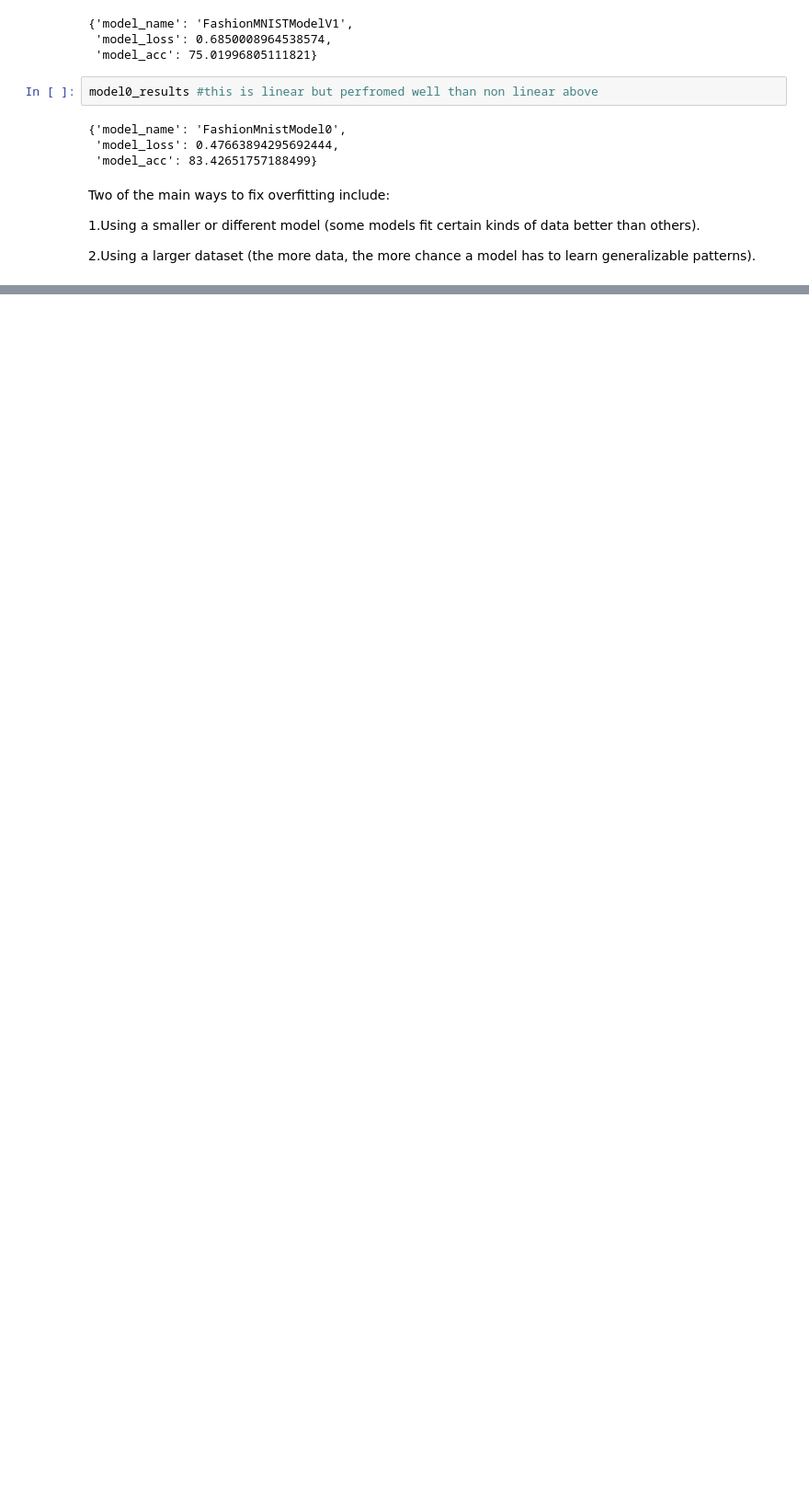
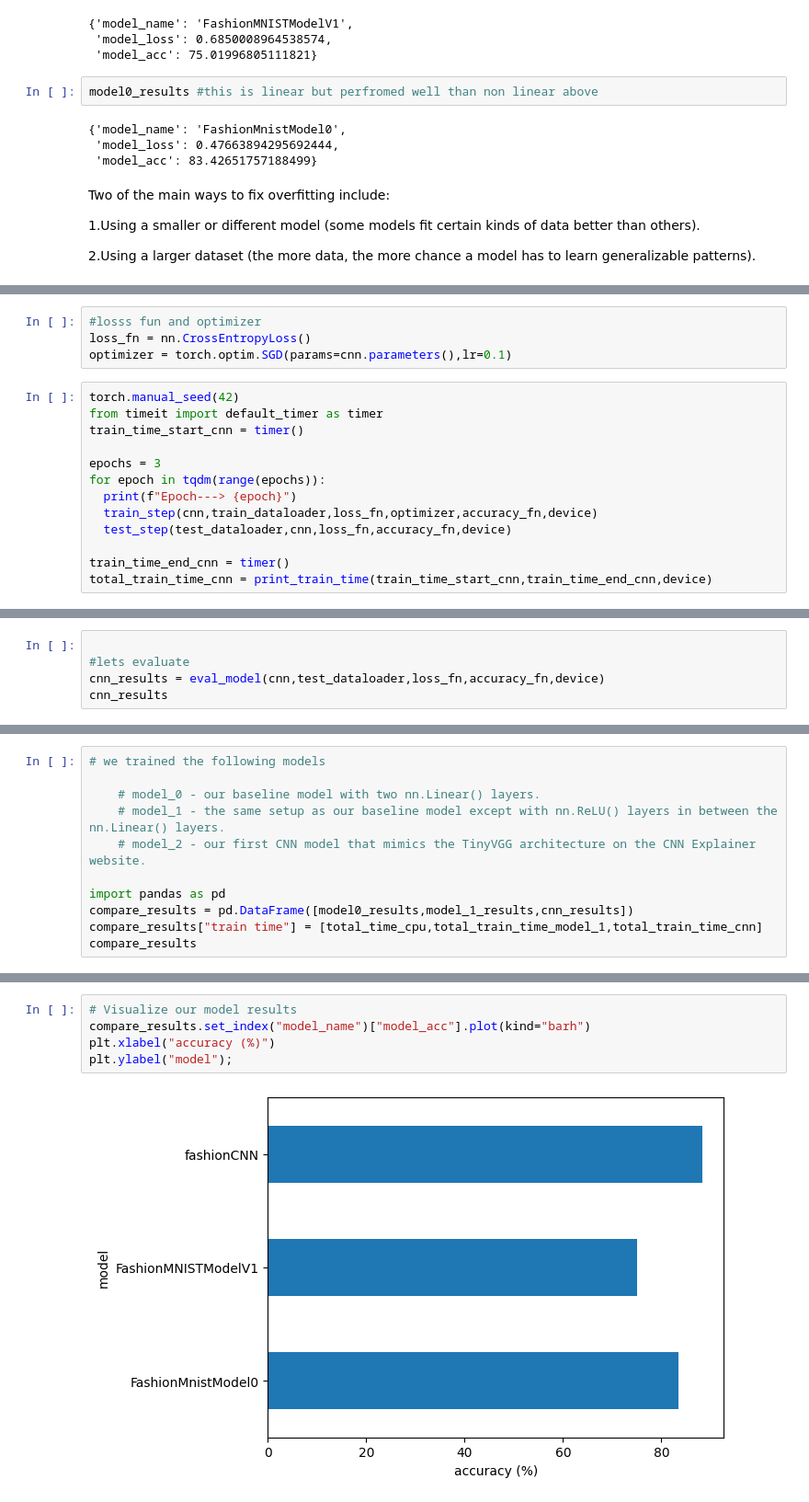
Before and after one commit to asadiv/Pytorch, a Jupyter notebook: 03_pytorch_computer_vision.ipynb, the cells around one changed output, grey strips where cells are left out. Shown at 92% size. Cells and saved outputs as stored; diff of their text form; blank space fills up the shorter version.

Commit message:
building and training cnn model - confusion matrix - comparing with linear and non-linear - cpu vs gpu

```diff
--- a/03_pytorch_computer_vision.ipynb
+++ b/03_pytorch_computer_vision.ipynb
@@ -481,0 +572,17 @@ Two of the main ways to fix overfitting include:
+# %%
+#losss fun and optimizer
+loss_fn = nn.CrossEntropyLoss()
+optimizer = torch.optim.SGD(params=cnn.parameters(),lr=0.1)
+# %%
+torch.manual_seed(42)
+from timeit import default_timer as timer
+train_time_start_cnn = timer()
+
+epochs = 3
+for epoch in tqdm(range(epochs)):
+  print(f"Epoch---> {epoch}")
+  train_step(cnn,train_dataloader,loss_fn,optimizer,accuracy_fn,device)
+  test_step(test_dataloader,cnn,loss_fn,accuracy_fn,device)
+
+train_time_end_cnn = timer()
+total_train_time_cnn = print_train_time(train_time_start_cnn,train_time_end_cnn,device)
@@ -481,0 +603,5 @@ Two of the main ways to fix overfitting include:
+# %%
+
+#lets evaluate
+cnn_results = eval_model(cnn,test_dataloader,loss_fn,accuracy_fn,device)
+cnn_results
@@ -481,0 +612,11 @@ Two of the main ways to fix overfitting include:
+# %%
+# we trained the following models
+
+    # model_0 - our baseline model with two nn.Linear() layers.
+    # model_1 - the same setup as our baseline model except with nn.ReLU() layers in between the nn.Linear() layers.
+    # model_2 - our first CNN model that mimics the TinyVGG architecture on the CNN Explainer website.
+
+import pandas as pd
+compare_results = pd.DataFrame([model0_results,model_1_results,cnn_results])
+compare_results["train time"] = [total_time_cpu,total_train_time_model_1,total_train_time_cnn]
+compare_results
@@ -481,0 +628,7 @@ Two of the main ways to fix overfitting include:
+# %%
+# Visualize our model results
+compare_results.set_index("model_name")["model_acc"].plot(kind="barh")
+plt.xlabel("accuracy (%)")
+plt.ylabel("model");
+# %% [output]
+[figure, added]
```
Also changed, not shown: parts of 24 cells of this notebook.
